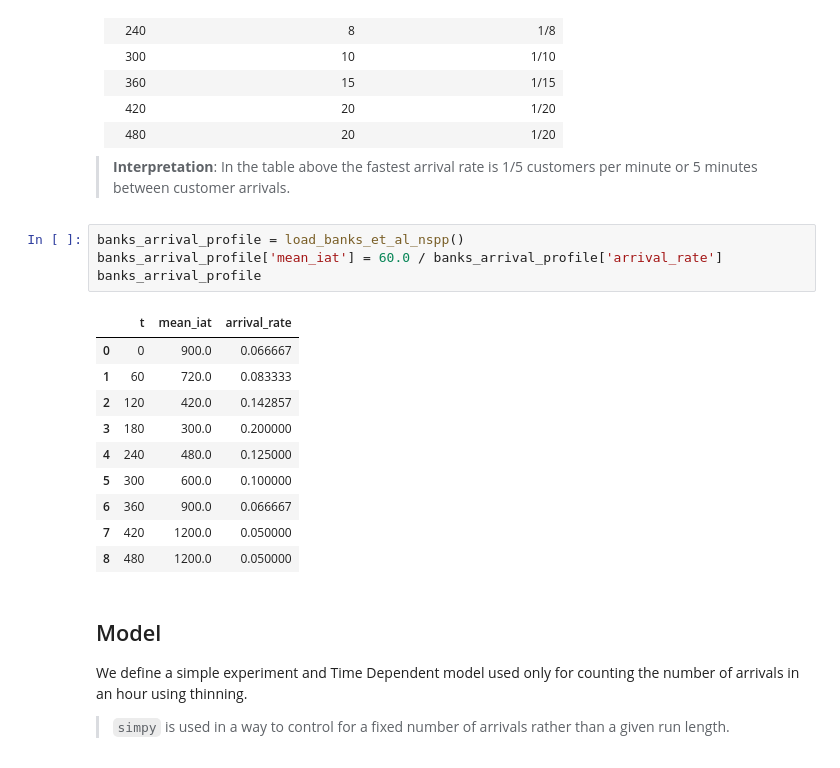
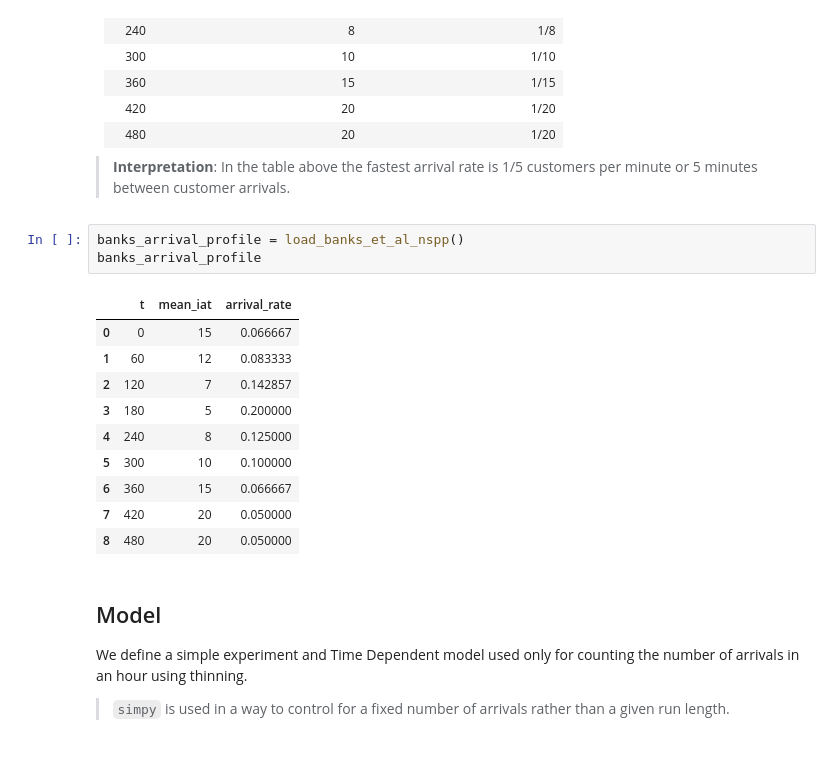
Before and after one commit to TomMonks/ccu_arrivals, a Jupyter notebook: notebooks/01_theory/02_thinning_banks.ipynb, the cells around one changed output. Drawn from its saved outputs; the diff is of its cells as text.

```diff
--- a/notebooks/01_theory/02_thinning_banks.ipynb
+++ b/notebooks/01_theory/02_thinning_banks.ipynb
@@ -59,19 +59,18 @@ The table below breaks an arrival process down into 60 minutes intervals.
 > **Interpretation**: In the table above the fastest arrival rate is 1/5 customers per minute or 5 minutes between customer arrivals.
 # %%
 banks_arrival_profile = load_banks_et_al_nspp()
-banks_arrival_profile['mean_iat'] = 60.0 / banks_arrival_profile['arrival_rate']
 banks_arrival_profile
 # %% [output]
 |  | t | mean_iat | arrival_rate |
-| 0 | 0 | 900.0 | 0.066667 |
-| 1 | 60 | 720.0 | 0.083333 |
-| 2 | 120 | 420.0 | 0.142857 |
-| 3 | 180 | 300.0 | 0.200000 |
-| 4 | 240 | 480.0 | 0.125000 |
-| 5 | 300 | 600.0 | 0.100000 |
-| 6 | 360 | 900.0 | 0.066667 |
-| 7 | 420 | 1200.0 | 0.050000 |
-| 8 | 480 | 1200.0 | 0.050000 |
+| 0 | 0 | 15 | 0.066667 |
+| 1 | 60 | 12 | 0.083333 |
+| 2 | 120 | 7 | 0.142857 |
+| 3 | 180 | 5 | 0.200000 |
+| 4 | 240 | 8 | 0.125000 |
+| 5 | 300 | 10 | 0.100000 |
+| 6 | 360 | 15 | 0.066667 |
+| 7 | 420 | 20 | 0.050000 |
+| 8 | 480 | 20 | 0.050000 |
 # %% [markdown]
 ## Model
 
```
Also changed, not shown: parts of 2 cells of this notebook, 2 other files.
